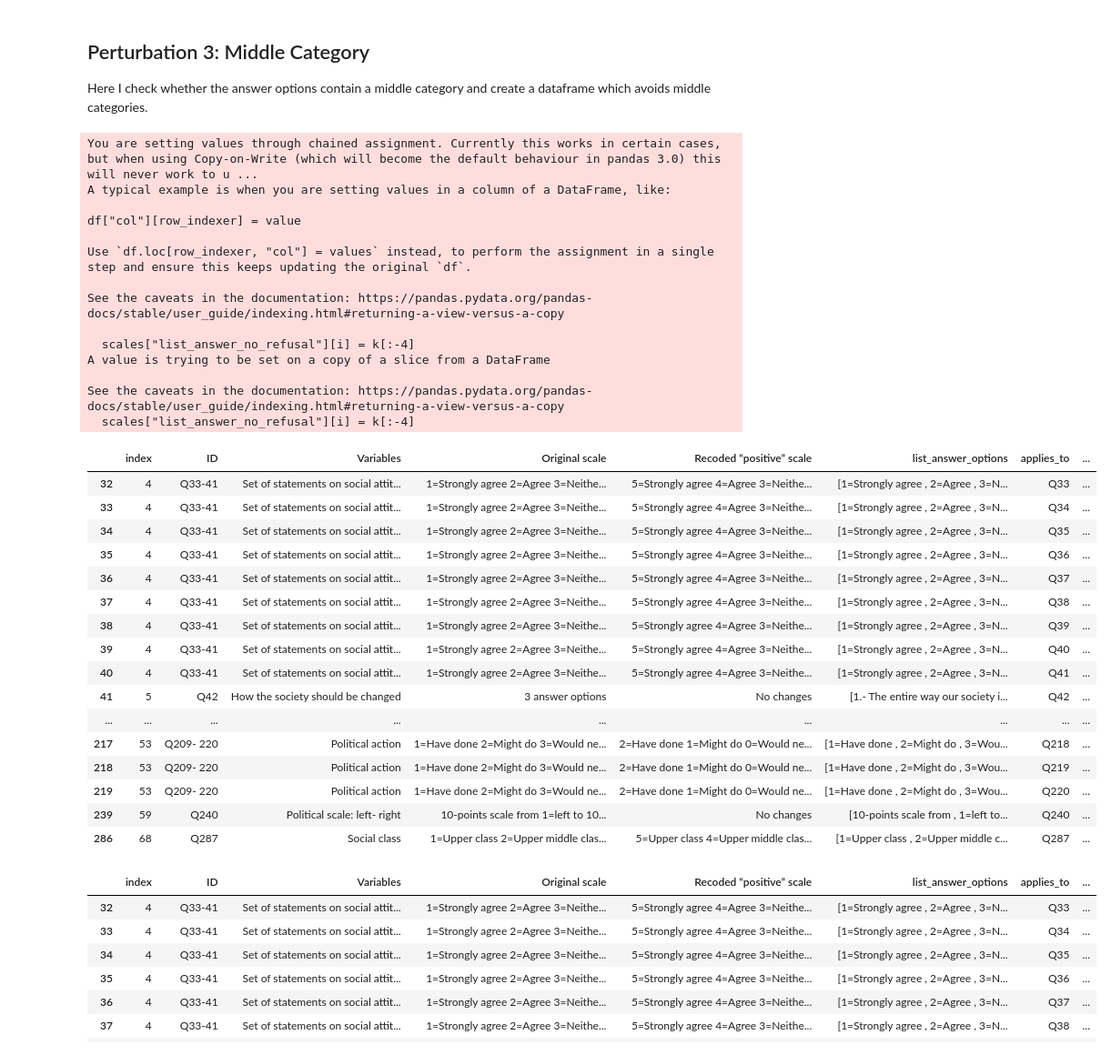
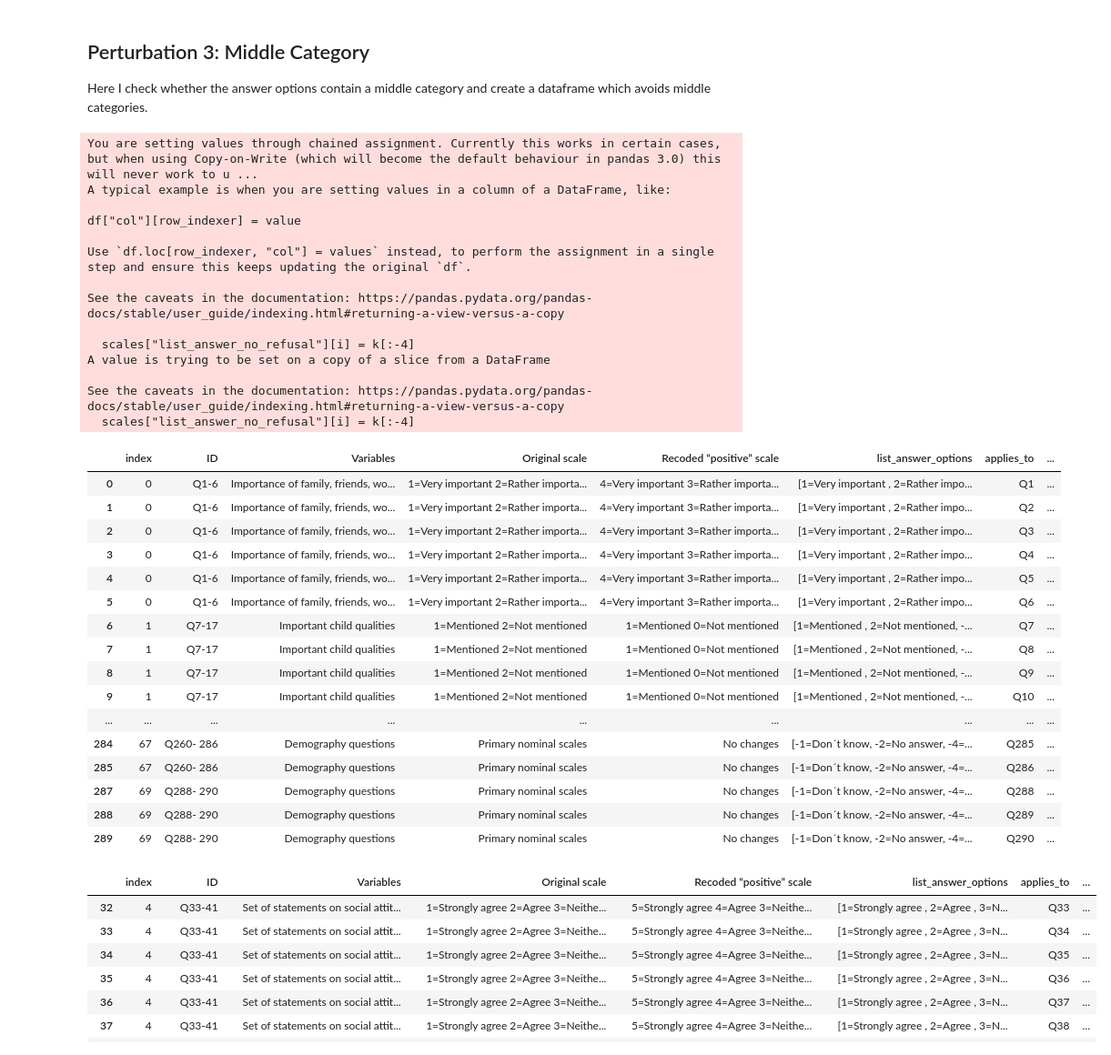
Before and after one commit to jrupprec/HuBiLa, a Jupyter notebook: scripts/01_questionnaire_preprocessing.ipynb, the cells around one changed output. Shown at 91% size. Saved outputs shown, nothing was run; the diff lists cells and outputs as text; code cells hidden in the pictures.

```diff
--- a/scripts/01_questionnaire_preprocessing.ipynb
+++ b/scripts/01_questionnaire_preprocessing.ipynb
@@ -583,46 +579,46 @@ Here I check whether the answer options contain a middle category and create a d
 # %%
 scales["list_answer_no_refusal"] = len(scales)*np.nan
 
 # remove refusal categories
 for i,k in enumerate(scales["list_answer_options"]):
     scales["list_answer_no_refusal"][i] = k[:-4]
 
 
 scales["len_answer_options"] = scales["list_answer_no_refusal"].apply(len)
 scales["odd_answer_options"] = scales['len_answer_options'] % 2 != 0
-scales[scales["odd_answer_options"] == True]
+scales[scales["odd_answer_options"] == False]
 # %% [output]
 You are setting values through chained assignment. Currently this works in certain cases, but when using Copy-on-Write (which will become the default behaviour in pandas 3.0) this will never work to u ...
 A typical example is when you are setting values in a column of a DataFrame, like:
 
 df["col"][row_indexer] = value
 
 Use `df.loc[row_indexer, "col"] = values` instead, to perform the assignment in a single step and ensure this keeps updating the original `df`.
 
 See the caveats in the documentation: https://pandas.pydata.org/pandas-docs/stable/user_guide/indexing.html#returning-a-view-versus-a-copy
 
   scales["list_answer_no_refusal"][i] = k[:-4]
 A value is trying to be set on a copy of a slice from a DataFrame
 
 See the caveats in the documentation: https://pandas.pydata.org/pandas-docs/stable/user_guide/indexing.html#returning-a-view-versus-a-copy
   scales["list_answer_no_refusal"][i] = k[:-4]
 |  | index | ID | Variables | Original scale | Recoded “positive” scale | list_answer_options | applies_to | ... |
-| 32 | 4 | Q33-41 | Set of statements on social attit... | 1=Strongly agree 2=Agree 3=Neithe... | 5=Strongly agree 4=Agree 3=Neithe... | [1=Strongly agree , 2=Agree , 3=N... | Q33 | ... |
-| 33 | 4 | Q33-41 | Set of statements on social attit... | 1=Strongly agree 2=Agree 3=Neithe... | 5=Strongly agree 4=Agree 3=Neithe... | [1=Strongly agree , 2=Agree , 3=N... | Q34 | ... |
-| 34 | 4 | Q33-41 | Set of statements on social attit... | 1=Strongly agree 2=Agree 3=Neithe... | 5=Strongly agree 4=Agree 3=Neithe... | [1=Strongly agree , 2=Agree , 3=N... | Q35 | ... |
-| 35 | 4 | Q33-41 | Set of statements on social attit... | 1=Strongly agree 2=Agree 3=Neithe... | 5=Strongly agree 4=Agree 3=Neithe... | [1=Strongly agree , 2=Agree , 3=N... | Q36 | ... |
-| 36 | 4 | Q33-41 | Set of statements on social attit... | 1=Strongly agree 2=Agree 3=Neithe... | 5=Strongly agree 4=Agree 3=Neithe... | [1=Strongly agree , 2=Agree , 3=N... | Q37 | ... |
-| 37 | 4 | Q33-41 | Set of statements on social attit... | 1=Strongly agree 2=Agree 3=Neithe... | 5=Strongly agree 4=Agree 3=Neithe... | [1=Strongly agree , 2=Agree , 3=N... | Q38 | ... |
-| 38 | 4 | Q33-41 | Set of statements on social attit... | 1=Strongly agree 2=Agree 3=Neithe... | 5=Strongly agree 4=Agree 3=Neithe... | [1=Strongly agree , 2=Agree , 3=N... | Q39 | ... |
-| 39 | 4 | Q33-41 | Set of statements on social attit... | 1=Strongly agree 2=Agree 3=Neithe... | 5=Strongly agree 4=Agree 3=Neithe... | [1=Strongly agree , 2=Agree , 3=N... | Q40 | ... |
-| 40 | 4 | Q33-41 | Set of statements on social attit... | 1=Strongly agree 2=Agree 3=Neithe... | 5=Strongly agree 4=Agree 3=Neithe... | [1=Strongly agree , 2=Agree , 3=N... | Q41 | ... |
-| 41 | 5 | Q42 | How the society should be changed | 3 answer options | No changes | [1.- The entire way our society i... | Q42 | ... |
+| 0 | 0 | Q1-6 | Importance of family, friends, wo... | 1=Very important 2=Rather importa... | 4=Very important 3=Rather importa... | [1=Very important , 2=Rather impo... | Q1 | ... |
+| 1 | 0 | Q1-6 | Importance of family, friends, wo... | 1=Very important 2=Rather importa... | 4=Very important 3=Rather importa... | [1=Very important , 2=Rather impo... | Q2 | ... |
+| 2 | 0 | Q1-6 | Importance of family, friends, wo... | 1=Very important 2=Rather importa... | 4=Very important 3=Rather importa... | [1=Very important , 2=Rather impo... | Q3 | ... |
+| 3 | 0 | Q1-6 | Importance of family, friends, wo... | 1=Very important 2=Rather importa... | 4=Very important 3=Rather importa... | [1=Very important , 2=Rather impo... | Q4 | ... |
+| 4 | 0 | Q1-6 | Importance of family, friends, wo... | 1=Very important 2=Rather importa... | 4=Very important 3=Rather importa... | [1=Very important , 2=Rather impo... | Q5 | ... |
+| 5 | 0 | Q1-6 | Importance of family, friends, wo... | 1=Very important 2=Rather importa... | 4=Very important 3=Rather importa... | [1=Very important , 2=Rather impo... | Q6 | ... |
+| 6 | 1 | Q7-17 | Important child qualities | 1=Mentioned 2=Not mentioned | 1=Mentioned 0=Not mentioned | [1=Mentioned , 2=Not mentioned, -... | Q7 | ... |
+| 7 | 1 | Q7-17 | Important child qualities | 1=Mentioned 2=Not mentioned | 1=Mentioned 0=Not mentioned | [1=Mentioned , 2=Not mentioned, -... | Q8 | ... |
+| 8 | 1 | Q7-17 | Important child qualities | 1=Mentioned 2=Not mentioned | 1=Mentioned 0=Not mentioned | [1=Mentioned , 2=Not mentioned, -... | Q9 | ... |
+| 9 | 1 | Q7-17 | Important child qualities | 1=Mentioned 2=Not mentioned | 1=Mentioned 0=Not mentioned | [1=Mentioned , 2=Not mentioned, -... | Q10 | ... |
 | ... | ... | ... | ... | ... | ... | ... | ... | ... |
-| 217 | 53 | Q209- 220 | Political action | 1=Have done 2=Might do 3=Would ne... | 2=Have done 1=Might do 0=Would ne... | [1=Have done , 2=Might do , 3=Wou... | Q218 | ... |
-| 218 | 53 | Q209- 220 | Political action | 1=Have done 2=Might do 3=Would ne... | 2=Have done 1=Might do 0=Would ne... | [1=Have done , 2=Might do , 3=Wou... | Q219 | ... |
-| 219 | 53 | Q209- 220 | Political action | 1=Have done 2=Might do 3=Would ne... | 2=Have done 1=Might do 0=Would ne... | [1=Have done , 2=Might do , 3=Wou... | Q220 | ... |
-| 239 | 59 | Q240 | Political scale: left- right | 10-points scale from 1=left to 10... | No changes | [10-points scale from , 1=left to... | Q240 | ... |
-| 286 | 68 | Q287 | Social class | 1=Upper class 2=Upper middle clas... | 5=Upper class 4=Upper middle clas... | [1=Upper class , 2=Upper middle c... | Q287 | ... |
+| 284 | 67 | Q260- 286 | Demography questions | Primary nominal scales | No changes | [-1=Don´t know, -2=No answer, -4=... | Q285 | ... |
+| 285 | 67 | Q260- 286 | Demography questions | Primary nominal scales | No changes | [-1=Don´t know, -2=No answer, -4=... | Q286 | ... |
+| 287 | 69 | Q288- 290 | Demography questions | Primary nominal scales | No changes | [-1=Don´t know, -2=No answer, -4=... | Q288 | ... |
+| 288 | 69 | Q288- 290 | Demography questions | Primary nominal scales | No changes | [-1=Don´t know, -2=No answer, -4=... | Q289 | ... |
+| 289 | 69 | Q288- 290 | Demography questions | Primary nominal scales | No changes | [-1=Don´t know, -2=No answer, -4=... | Q290 | ... |
 # %%
 options_to_change = ["Q33-41","Q43-45", "Q47","Q121", "Q122-129","Q209-220","Q287"]
 
```
Also changed, not shown: parts of 2 cells of this notebook, 7 other files.
